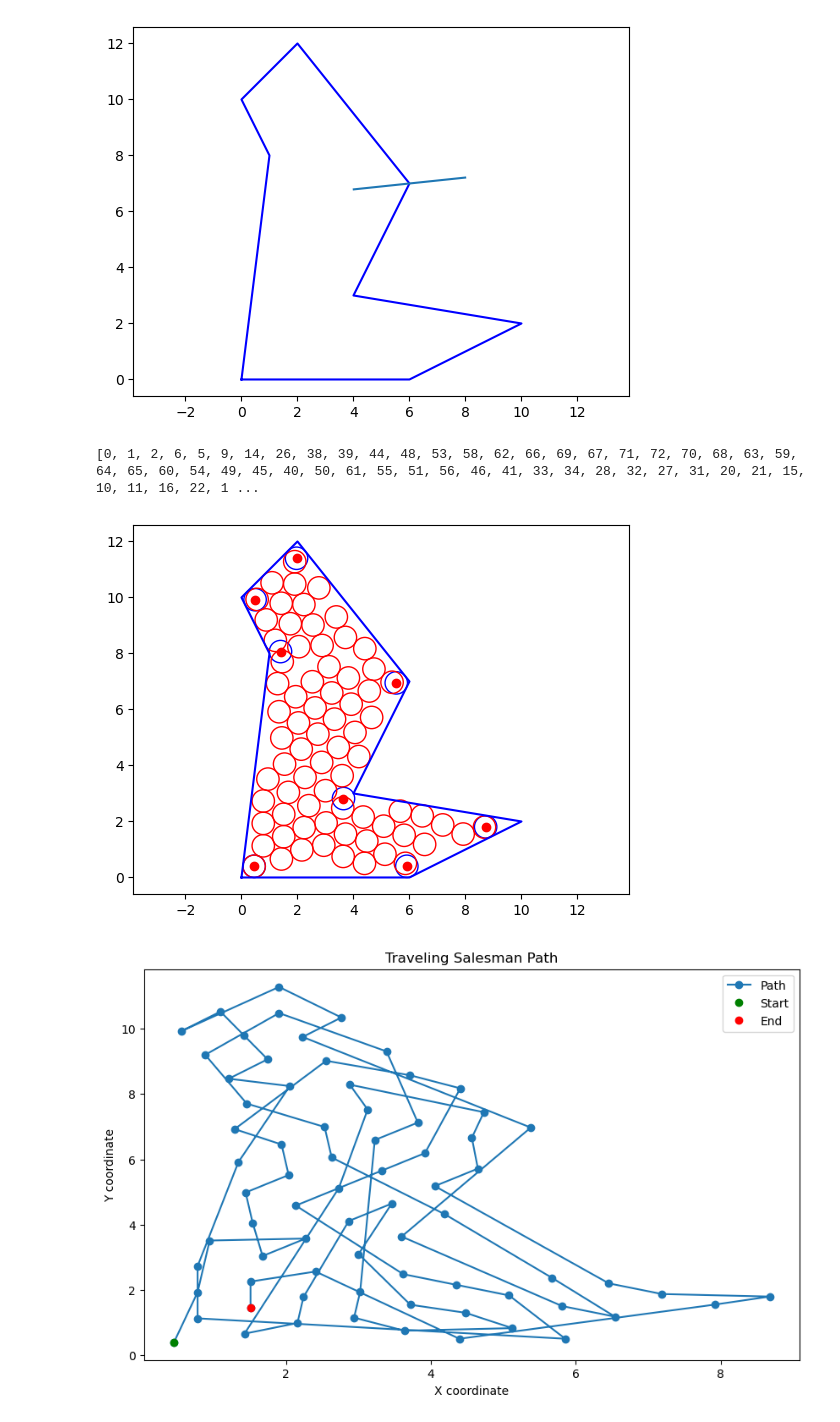
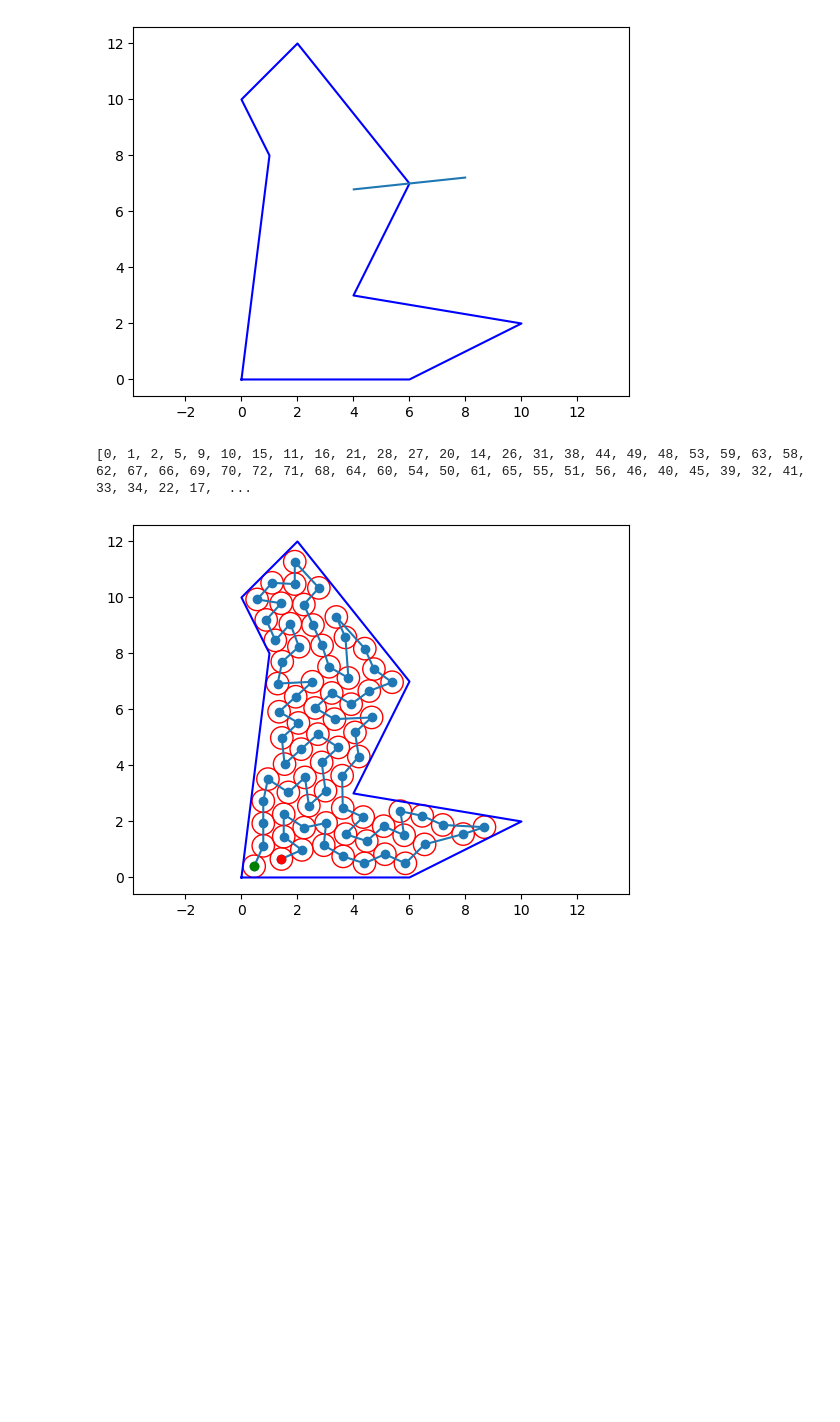
Before and after one commit to lhwitten/thingLooker, a Jupyter notebook: thingLooker/thingLooker/circle.ipynb, the cells around one changed output. Cells and saved outputs as stored; diff of their text form; code cells hidden in the pictures; blank space fills up the shorter version.

```diff
--- a/thingLooker/thingLooker/circle.ipynb
+++ b/thingLooker/thingLooker/circle.ipynb
@@ -135,37 +135,55 @@ q_mat = path_plan.construct_q_list(boundary_vertices, inside_pt, r)
 
 center_list = path_plan.place_circles_bfs(q_mat,r,q_mat[0,:],60)
 
 route,value = path_plan.simulated_annealing(center_list)
 
 dist_mat = path_plan.create_distance_matrix(center_list)
 permutation, distance = solve_tsp_simulated_annealing(dist_mat)
 
 route = permutation
 
 print(permutation)
 
 
 # Plot the boundary and the q_mat points
 plt.plot(boundary_vertices[:, 0], boundary_vertices[:, 1], 'b-')  # Plot boundary vertices
-plt.plot(q_mat[:, 0], q_mat[:, 1], 'ro')  # Plot q_mat points
+#plt.plot(q_mat[:, 0], q_mat[:, 1], 'ro')  # Plot q_mat points
 
 # Draw circles around q_mat points
-
+"""
 for point in q_mat:
     circle = Circle((point[0], point[1]), radius=np.abs(r), fill=False, color='b')
-    plt.gca().add_patch(circle)
+    plt.gca().add_patch(circle)"""
 
 for point in center_list:
     circle = Circle((point[0], point[1]), radius=np.abs(r), fill=False, color='r')
     plt.gca().add_patch(circle)
 
 plt.axis('equal')
+#path_plan.plot_best_path(center_list,route)
+
+
+
+
+
+ordered_points = [center_list[i] for i in route]
+
+# Separate the coordinates into two lists for plotting
+x_coords, y_coords = zip(*ordered_points)
+
+# Plot the points
+#plt.figure(figsize=(10, 6))
+plt.plot(x_coords, y_coords, 'o-', label='Path')
+
+# Plot the start and end points
+plt.plot(x_coords[0], y_coords[0], 'go', label='Start')  # Start point
+plt.plot(x_coords[-1], y_coords[-1], 'ro', label='End')  # End point
+
+
 plt.show()
 
-path_plan.plot_best_path(center_list,route)
 #print(route)
 #plt.plot(route[0,:],route[1,:])
 # %% [output]
-[0, 1, 2, 6, 5, 9, 14, 26, 38, 39, 44, 48, 53, 58, 62, 66, 69, 67, 71, 72, 70, 68, 63, 59, 64, 65, 60, 54, 49, 45, 40, 50, 61, 55, 51, 56, 46, 41, 33, 34, 28, 32, 27, 31, 20, 21, 15, 10, 11, 16, 22, 1 ...
+[0, 1, 2, 5, 9, 10, 15, 11, 16, 21, 28, 27, 20, 14, 26, 31, 38, 44, 49, 48, 53, 59, 63, 58, 62, 67, 66, 69, 70, 72, 71, 68, 64, 60, 54, 50, 61, 65, 55, 51, 56, 46, 40, 45, 39, 32, 41, 33, 34, 22, 17,  ...
-[figure, old version]
+[figure, new version]
-[figure, removed]
```
Also changed, not shown: 3 other files.
